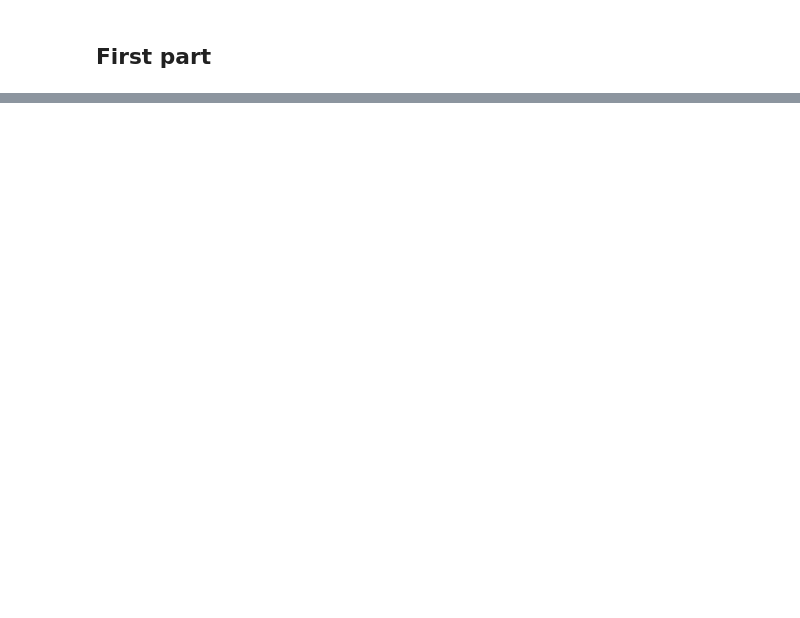
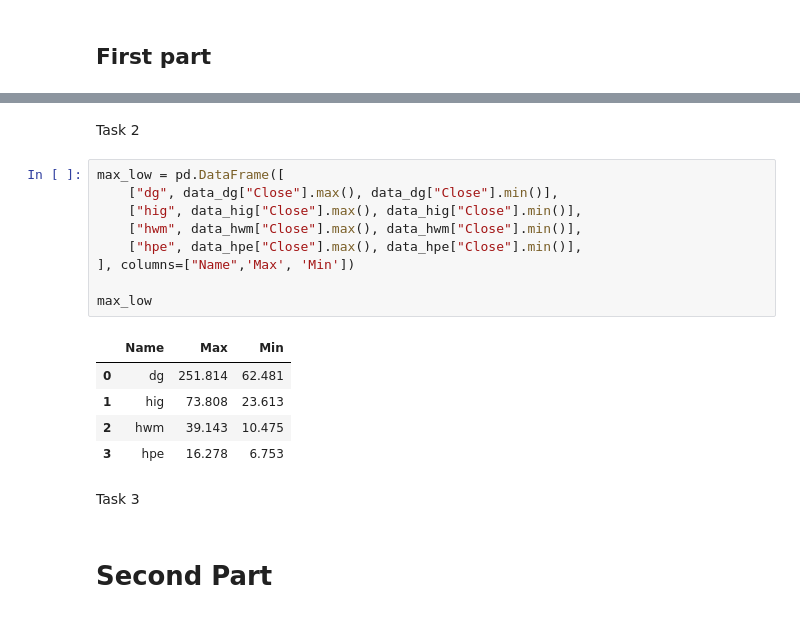
Before and after one commit to MichalS16/Data-processing-in-Python, a Jupyter notebook: midterm.ipynb, the cells around one changed output, grey strips where cells are left out. Cells and saved outputs as stored; diff of their text form; blank space fills up the shorter version.

```diff
--- a/midterm.ipynb
+++ b/midterm.ipynb
@@ -35,0 +66,21 @@ NameError: name 'pd' is not defined
+# %% [markdown]
+Task 2
+# %%
+max_low = pd.DataFrame([
+    ["dg", data_dg["Close"].max(), data_dg["Close"].min()],
+    ["hig", data_hig["Close"].max(), data_hig["Close"].min()],
+    ["hwm", data_hwm["Close"].max(), data_hwm["Close"].min()],
+    ["hpe", data_hpe["Close"].max(), data_hpe["Close"].min()],
+], columns=["Name",'Max', 'Min'])
+
+max_low
+# %% [output]
+|  | Name | Max | Min |
+| 0 | dg | 251.814 | 62.481 |
+| 1 | hig | 73.808 | 23.613 |
+| 2 | hwm | 39.143 | 10.475 |
+| 3 | hpe | 16.278 | 6.753 |
+# %% [markdown]
+Task 3
+# %% [markdown]
+# Second Part
```
Also changed, not shown: parts of 19 cells of this notebook, 5 other files.
